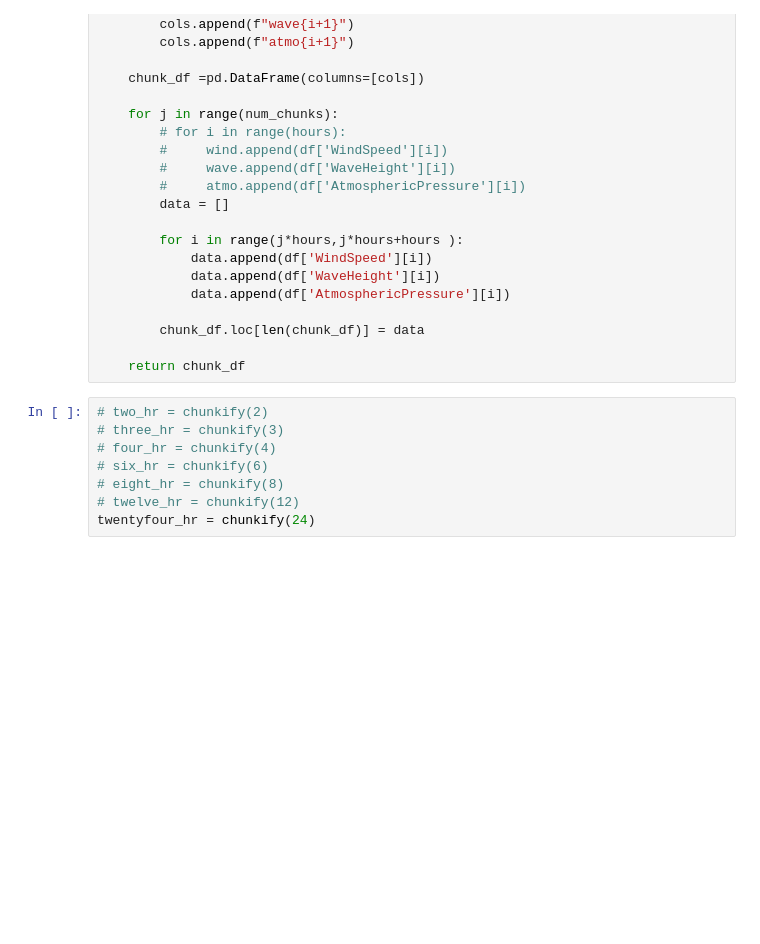
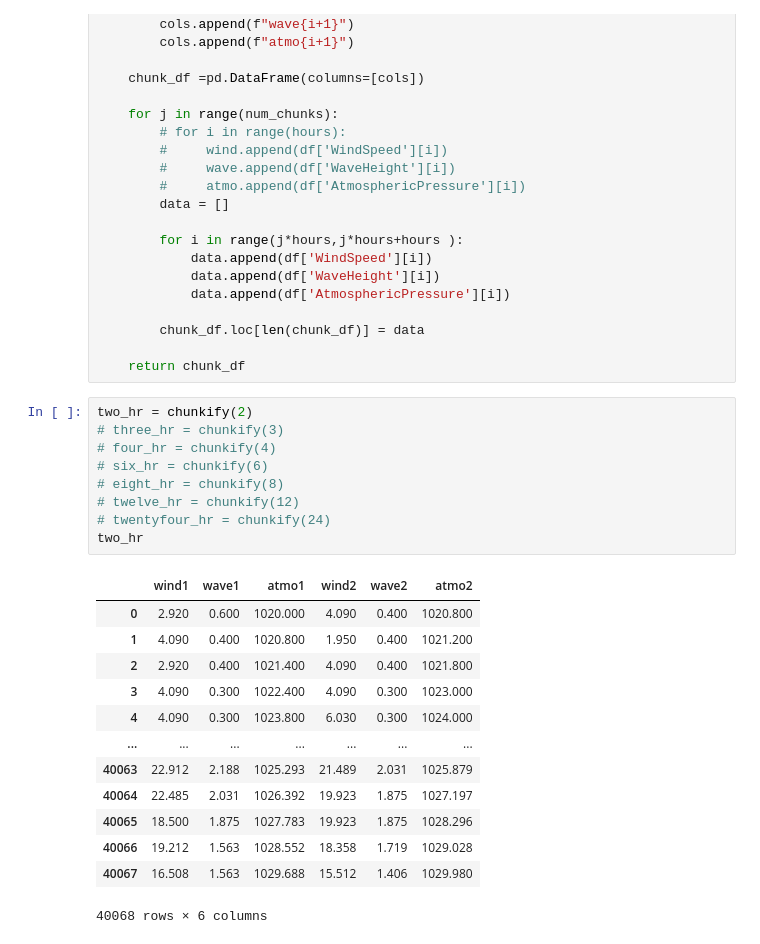
Before and after one commit to daltHub/machine_learning_project, a Jupyter notebook: time_series_regression.ipynb, the cells around one changed output. Saved outputs shown, nothing was run; the diff lists cells and outputs as text; blank space fills up the shorter version.

```diff
--- a/time_series_regression.ipynb
+++ b/time_series_regression.ipynb
@@ -86,10 +86,25 @@ def chunkify(hours:int):
 
     return chunk_df
 # %%
-# two_hr = chunkify(2)
+two_hr = chunkify(2)
 # three_hr = chunkify(3)
 # four_hr = chunkify(4)
 # six_hr = chunkify(6)
 # eight_hr = chunkify(8)
 # twelve_hr = chunkify(12)
-twentyfour_hr = chunkify(24)
+# twentyfour_hr = chunkify(24)
+two_hr
+# %% [output]
+|  | wind1 | wave1 | atmo1 | wind2 | wave2 | atmo2 |
+| 0 | 2.920 | 0.600 | 1020.000 | 4.090 | 0.400 | 1020.800 |
+| 1 | 4.090 | 0.400 | 1020.800 | 1.950 | 0.400 | 1021.200 |
+| 2 | 2.920 | 0.400 | 1021.400 | 4.090 | 0.400 | 1021.800 |
+| 3 | 4.090 | 0.300 | 1022.400 | 4.090 | 0.300 | 1023.000 |
+| 4 | 4.090 | 0.300 | 1023.800 | 6.030 | 0.300 | 1024.000 |
+| ... | ... | ... | ... | ... | ... | ... |
+| 40063 | 22.912 | 2.188 | 1025.293 | 21.489 | 2.031 | 1025.879 |
+| 40064 | 22.485 | 2.031 | 1026.392 | 19.923 | 1.875 | 1027.197 |
+| 40065 | 18.500 | 1.875 | 1027.783 | 19.923 | 1.875 | 1028.296 |
+| 40066 | 19.212 | 1.563 | 1028.552 | 18.358 | 1.719 | 1029.028 |
+| 40067 | 16.508 | 1.563 | 1029.688 | 15.512 | 1.406 | 1029.980 |
+40068 rows × 6 columns
```
